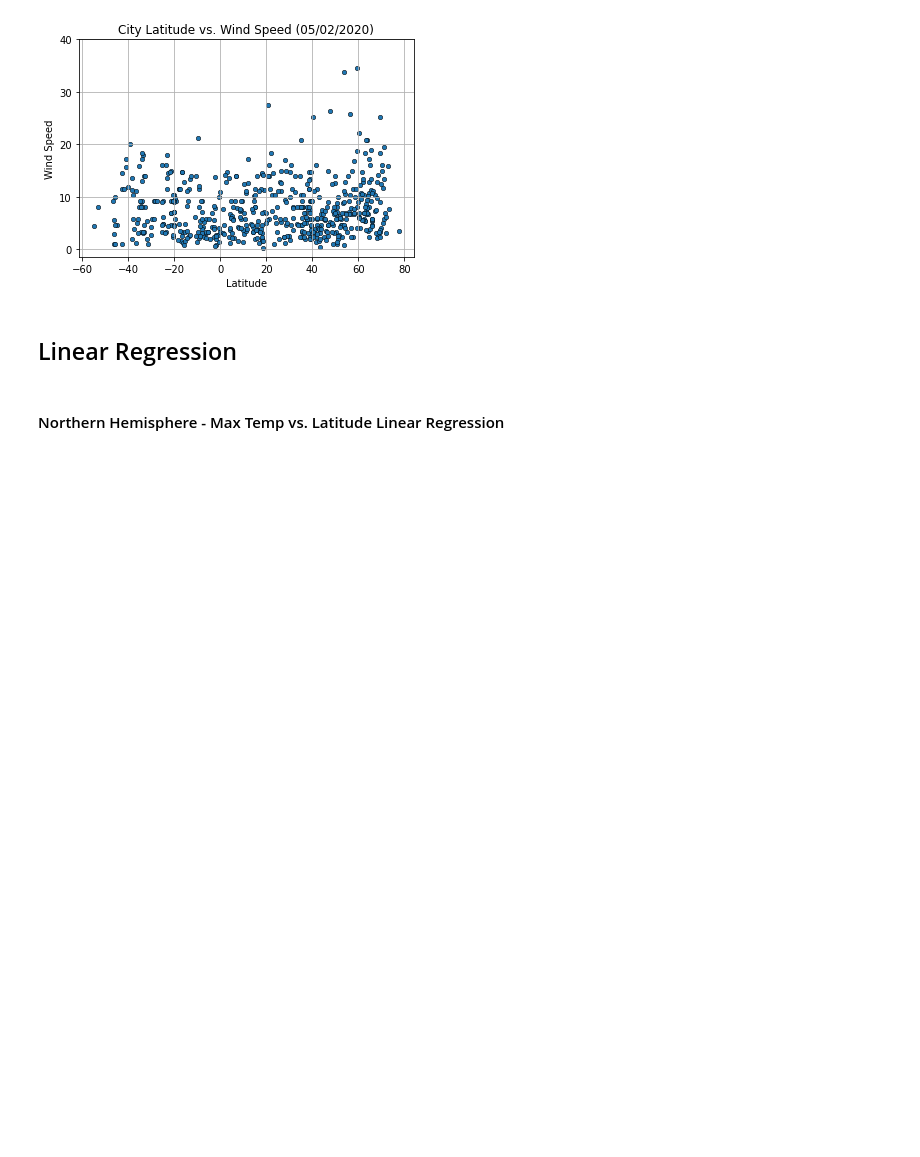
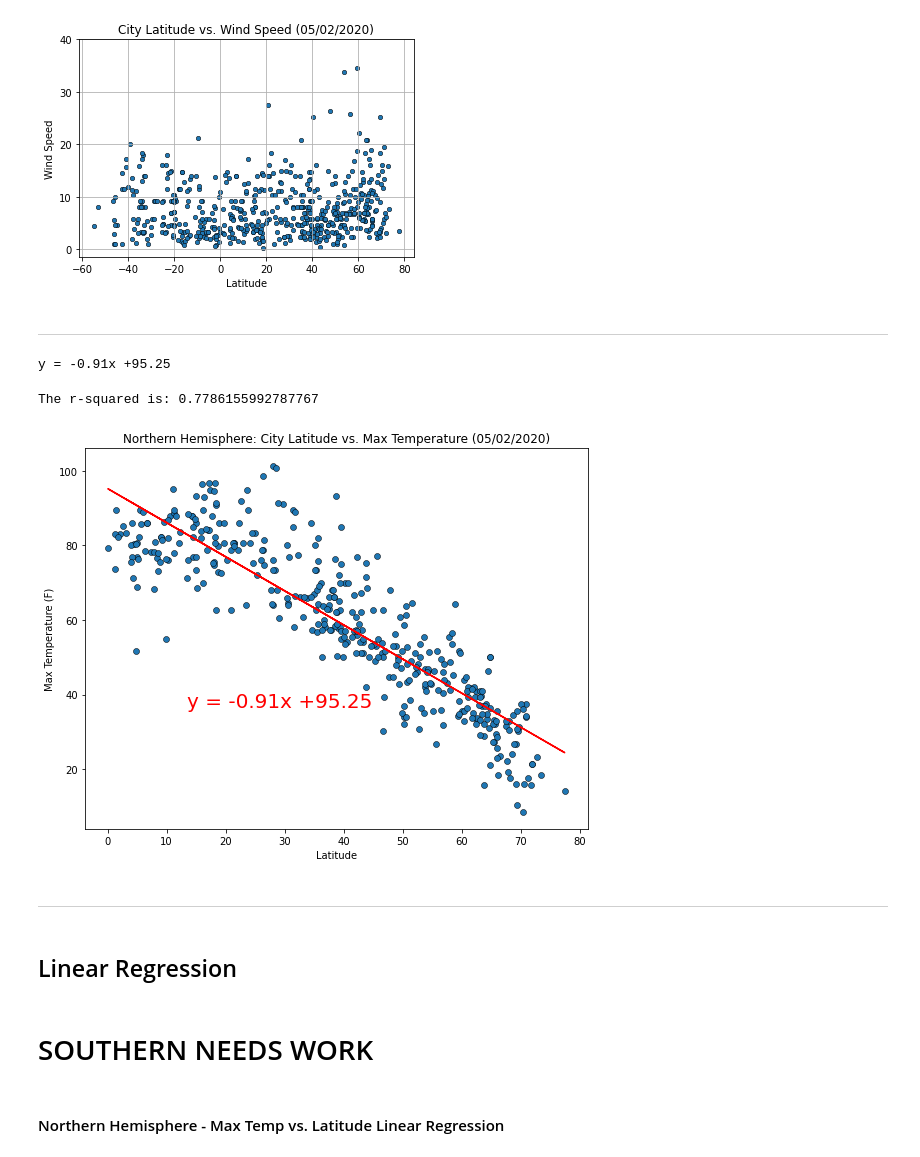
Before and after one commit to c-pompa/API-Challenge, a Jupyter notebook: WeatherPy/WeatherPy.ipynb, the cells around one changed output. Saved outputs shown, nothing was run; the diff lists cells and outputs as text; code cells hidden in the pictures; blank space fills up the shorter version.

Commit message:
Added functions for linear regression. Added To do list.

```diff
--- a/WeatherPy/WeatherPy.ipynb
+++ b/WeatherPy/WeatherPy.ipynb
@@ -437,3 +438,5 @@ plt.savefig("./output/lat_vs_wind_scatter.png")
 plt.show()
 # %% [output]
 [figure]
+# %% [markdown]
+-----------------------------------------------------
@@ -440,3 +457,48 @@ plt.show()
+# %%
+##################################
+### BEGIN LIN.REGRESSION PLOTS ###
+##################################
+# Assign x,y values for lin.regression
+x_values = nhem_lat_vs_temp_hemis_df['Lat']
+y_values = nhem_lat_vs_temp_hemis_df['Max_Temp']
+
+# Perform a linear regression on temperature vs. latitude
+(slope, intercept, rvalue, pvalue, stderr) = stats.linregress(x_values, y_values)
+
+# Get regression values
+regress_values = x_values * slope + intercept
+#print(regress_values)
+# %%
+# Create line equation string
+line_eq = "y = " + str(round(slope,2)) + "x +" + str(round(intercept,2))
+print(line_eq)
+# %% [output]
+y = -0.91x +95.25
+# %%
+####################
+### CREATE PLOTS ###
+####################
+# Create Plot: Northern Hemisphere - Max Temp vs. Latitude Linear Regression
+plt.figure(figsize=(9, 7))
+plt.scatter(x_values,y_values, edgecolors='black', linewidths=.5)
+plt.plot(x_values,regress_values,c="r")
+# Label plot and annotate the line equation
+plt.annotate(line_eq,xy=(13.5, 36.5),fontsize=20,color="red")
+#plt.xticks(x_tick_label_scatter)
+plt.xlabel('Latitude')
+plt.ylabel('Max Temperature (F)')
+plt.title(f'Northern Hemisphere: City Latitude vs. Max Temperature ({date_retreived_data})')
+
+# Print r square value
+print(f"The r-squared is: {rvalue**2}")
+
+# Show plot
+plt.show()
+# %% [output]
+The r-squared is: 0.7786155992787767
+[figure, added]
+# %% [markdown]
+------------------------
 # %% [markdown]
 ## Linear Regression
 # %%
@@ -443,0 +545,2 @@ plt.show()
+# %% [markdown]
+# SOUTHERN NEEDS WORK
```
Also changed, not shown: parts of 15 cells of this notebook.
